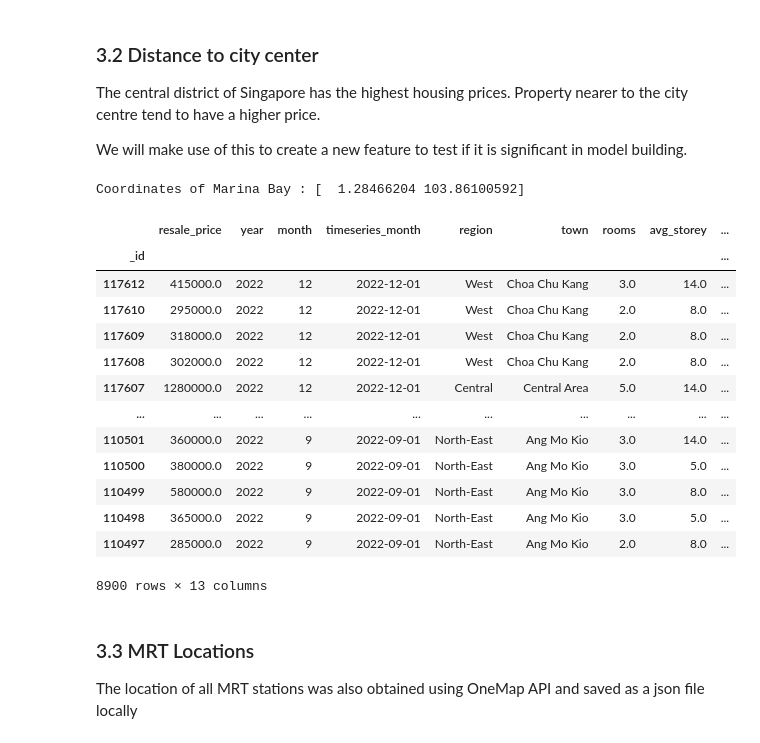
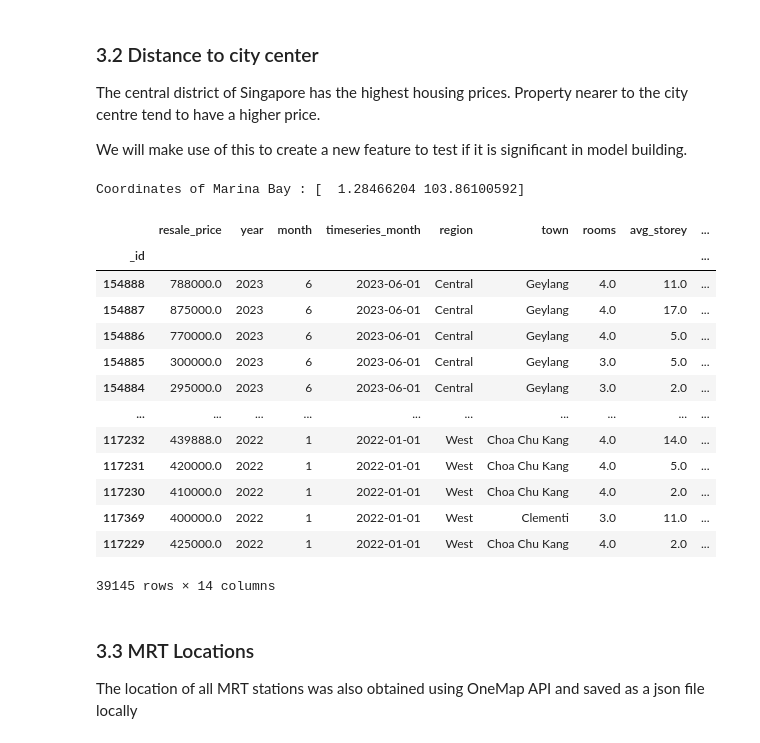
Before and after one commit to sienlonglim/ml_webapp, a Jupyter notebook: data_wrangling.ipynb, the cells around one changed output. Cells and saved outputs as stored; diff of their text form; code cells hidden in the pictures.

```diff
--- a/data_wrangling.ipynb
+++ b/data_wrangling.ipynb
@@ -32,6 +33,9 @@ from geopy.distance import geodesic as GD
 # %%
 logging.basicConfig(filename='wrangling.log', filemode='a', format='%(asctime)s - %(name)s - %(levelname)s - %(message)s')
 logging.warning(f"{'-'*20}New run started {'-'*100}")
+
+# Enable caching
+session = requests_cache.CachedSession('F:\python_stuff\hdb_project_cache')
 # %%
 # Wrapper for timing function calls:
 def timeit(func):
@@ -156,8 +157,8 @@ def datagovsg_api_call(url: str, sort: str = 'month desc', limit: int = 100,
 # %%
 df = datagovsg_api_call('https://data.gov.sg/api/action/datastore_search?resource_id=f1765b54-a209-4718-8d38-a39237f502b3',
                         sort='month desc',
-                        limit = 1009000,
-                        months = [9,10,11,12],
-                        years=[2022])
+                        limit = 1000000,
+                        months = [1,2,3,4,5,6,7,8,9,10,11,12],
+                        years=[2022,2023])
 df
 # %% [output]
@@ -311,7 +312,7 @@ def clean_df(df: pd.DataFrame):
         print(f"Error at step {step}, error message: {err}")
     else:
         # Reorder columns
-        temp_df = df[['block', 'street_name']]
+        temp_df = df[['block', 'street_name', 'town']]
         df = df[['resale_price', 'year', 'month', 'timeseries_month', 'region', 'town', 'rooms', 'avg_storey', 'floor_area_sqm', 'remaining_lease']]
                 # Unused columns - 'lease_commence_date', 'flat_model', 'storey_range', 'flat_type'
     return df, temp_df
@@ -376,16 +377,19 @@ def get_location_data(address_df: pd.DataFrame):
             Incorporates sleep time to not exceed a max of 250 calls per min
             Default 0.15s
         '''
-        # Lag time between calls
-        time.sleep(sleeptime)
+        # Lag time between calls - No longer needed with Cache, since we will not likely exceed the call limit
+        # time.sleep(sleeptime)
 
         # API call
         address = address_df['block'] + ', ' + address_df['street_name']
         try:
             call = f'https://developers.onemap.sg/commonapi/search?searchVal={address}&returnGeom=Y&getAddrDetails=Y'
-            response = requests.get(call)
+            # Caching is enabled in the session
+            response = session.get(call)
             response.raise_for_status()
             data = response.json()
+
+            # Returns a the results in string
             return data['results'][0]['LATITUDE'] + ',' + data['results'][0]['LONGITUDE'] + ' ' + data['results'][0]['POSTAL']
         except Exception as err:
             print(f'Error occurred - get_lat_long() API call: {err} on the following call:')
@@ -402,11 +406,15 @@ def get_location_data(address_df: pd.DataFrame):
     position = address_df.apply(get_lat_long, axis=1)
 
     try:
+        # Split the string into two columns (column 0 is the latitude and longitude, column 1 is the postal code)
         temp_df = position.str.split(expand=True)
+        # Postal code
         temp_df.iloc[:,1] = temp_df.iloc[:,1].apply(lambda x: 0 if x=='NIL' else x)
         temp_df.iloc[:,1] = temp_df.iloc[:,1].astype('int')
+        # Latitude and longitude split (by ,)
         lat_long_df = temp_df.iloc[:,0].str.split(pat=',', expand=True)
         lat_long_df = lat_long_df.astype('float')
+        # Convert into numpy array, for faster matrix operations later
         numpy_array = lat_long_df.apply(to_numpy_array, axis=1)
 
     except Exception as err:
@@ -522,24 +530,24 @@ def distance_to(df_series : pd.Series, to_address : str , dist_type : str='latlo
 # %%
 dist_to_marina_bay = distance_to(geo_data_df['numpy_array'], 'Marina Bay', dist_type='geodesic', verbose=1)
 dist_to_marina_bay = pd.Series(dist_to_marina_bay, name='dist_to_marina_bay')
-df = pd.concat([df, dist_to_marina_bay, geo_data_df['latitude'], geo_data_df['longitude']], axis=1)
+df = pd.concat([df, dist_to_marina_bay, geo_data_df['latitude'], geo_data_df['longitude'], geo_data_df['postal_code']], axis=1)
 df
 # %% [output]
 Coordinates of Marina Bay : [  1.28466204 103.86100592]
 |  | resale_price | year | month | timeseries_month | region | town | rooms | avg_storey | ... |
 | _id |  |  |  |  |  |  |  |  | ... |
-| 117612 | 415000.0 | 2022 | 12 | 2022-12-01 | West | Choa Chu Kang | 3.0 | 14.0 | ... |
-| 117610 | 295000.0 | 2022 | 12 | 2022-12-01 | West | Choa Chu Kang | 2.0 | 8.0 | ... |
-| 117609 | 318000.0 | 2022 | 12 | 2022-12-01 | West | Choa Chu Kang | 2.0 | 8.0 | ... |
-| 117608 | 302000.0 | 2022 | 12 | 2022-12-01 | West | Choa Chu Kang | 2.0 | 8.0 | ... |
-| 117607 | 1280000.0 | 2022 | 12 | 2022-12-01 | Central | Central Area | 5.0 | 14.0 | ... |
+| 154888 | 788000.0 | 2023 | 6 | 2023-06-01 | Central | Geylang | 4.0 | 11.0 | ... |
+| 154887 | 875000.0 | 2023 | 6 | 2023-06-01 | Central | Geylang | 4.0 | 17.0 | ... |
+| 154886 | 770000.0 | 2023 | 6 | 2023-06-01 | Central | Geylang | 4.0 | 5.0 | ... |
+| 154885 | 300000.0 | 2023 | 6 | 2023-06-01 | Central | Geylang | 3.0 | 5.0 | ... |
+| 154884 | 295000.0 | 2023 | 6 | 2023-06-01 | Central | Geylang | 3.0 | 2.0 | ... |
 | ... | ... | ... | ... | ... | ... | ... | ... | ... | ... |
-| 110501 | 360000.0 | 2022 | 9 | 2022-09-01 | North-East | Ang Mo Kio | 3.0 | 14.0 | ... |
-| 110500 | 380000.0 | 2022 | 9 | 2022-09-01 | North-East | Ang Mo Kio | 3.0 | 5.0 | ... |
-| 110499 | 580000.0 | 2022 | 9 | 2022-09-01 | North-East | Ang Mo Kio | 3.0 | 8.0 | ... |
-| 110498 | 365000.0 | 2022 | 9 | 2022-09-01 | North-East | Ang Mo Kio | 3.0 | 5.0 | ... |
-| 110497 | 285000.0 | 2022 | 9 | 2022-09-01 | North-East | Ang Mo Kio | 2.0 | 8.0 | ... |
+| 117232 | 439888.0 | 2022 | 1 | 2022-01-01 | West | Choa Chu Kang | 4.0 | 14.0 | ... |
+| 117231 | 420000.0 | 2022 | 1 | 2022-01-01 | West | Choa Chu Kang | 4.0 | 5.0 | ... |
+| 117230 | 410000.0 | 2022 | 1 | 2022-01-01 | West | Choa Chu Kang | 4.0 | 2.0 | ... |
+| 117369 | 400000.0 | 2022 | 1 | 2022-01-01 | West | Clementi | 3.0 | 11.0 | ... |
+| 117229 | 425000.0 | 2022 | 1 | 2022-01-01 | West | Choa Chu Kang | 4.0 | 2.0 | ... |
-8900 rows × 13 columns
+39145 rows × 14 columns
 # %% [markdown]
 ### 3.3 MRT Locations
 The location of all MRT stations was also obtained using OneMap API and saved as a json file locally
```
Also changed, not shown: parts of 10 cells of this notebook.
